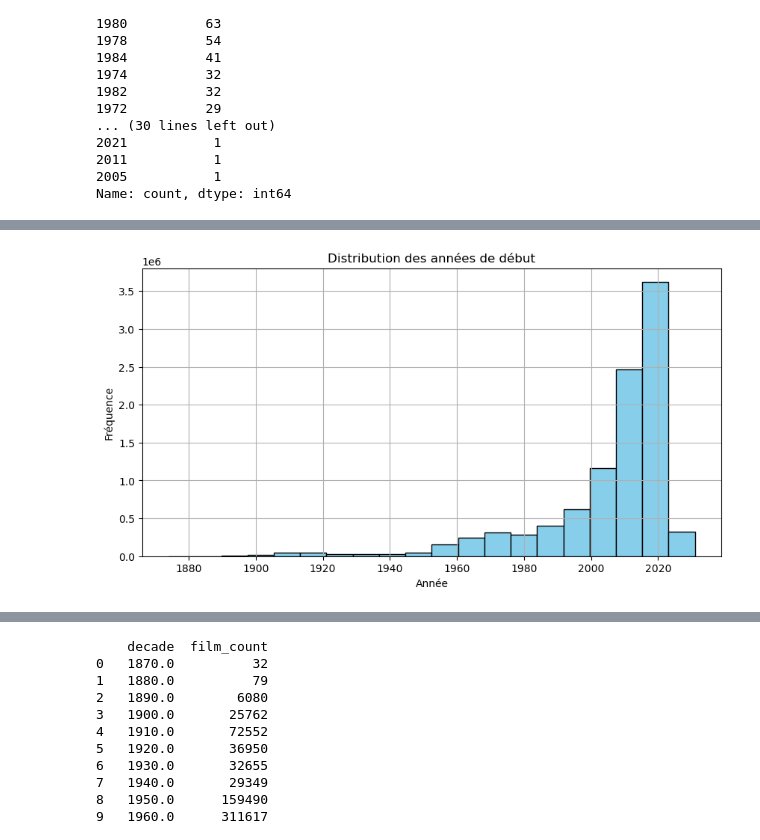
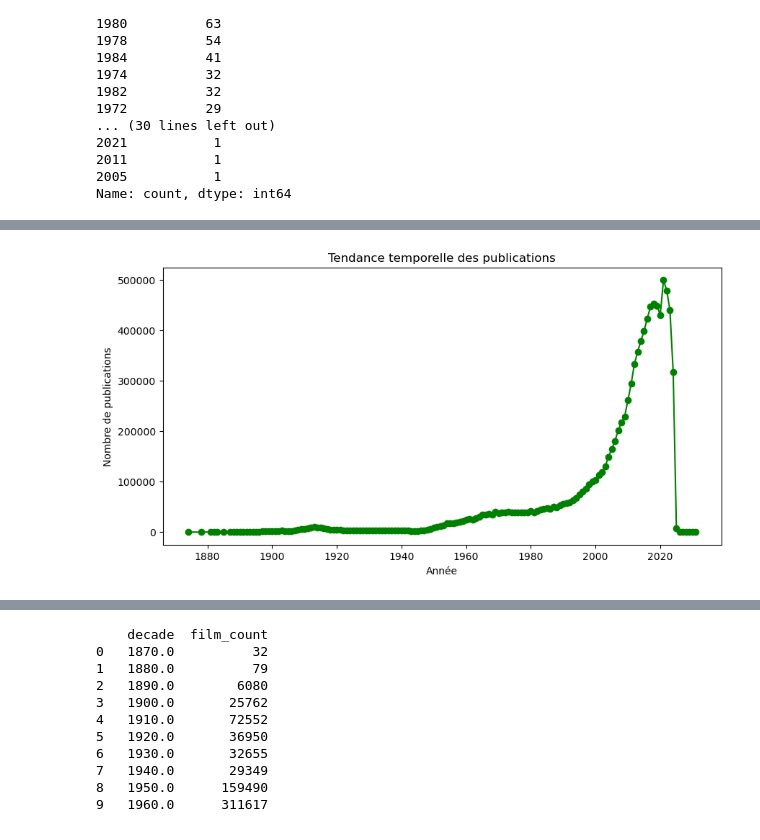
Before and after one commit to jpvt-data/AlgoCinema, a Jupyter notebook: exploration/exploration_title_basics.ipynb, the cells around one changed output, grey strips where cells are left out. Saved outputs shown, nothing was run; the diff lists cells and outputs as text; code cells hidden in the pictures.

```diff
--- a/exploration/exploration_title_basics.ipynb
+++ b/exploration/exploration_title_basics.ipynb
@@ -10,4 +12,6 @@ import seaborn as sns
 # 2. Charger le fichier TSV
 
 df_title_basics = pd.read_csv("C:/Users/vieas/Documents/GitHub/Movie-recommendation-project/gitignore/title.basics.tsv",sep='\t')
+# %%
+df_title_basics_copy = df_title_basics.copy()
 # %%
@@ -154,0 +148,24 @@ dtype: int64
+# %%
+# 5. Reformatage des colonnes au type (format) incorrect :
+
+# Étape 1 : Conversion des colonnes numériques
+df_title_basics_copy[['startYear', 'endYear', 'runtimeMinutes']] = df_title_basics_copy[
+    ['startYear', 'endYear', 'runtimeMinutes']
+].apply(pd.to_numeric, errors='coerce')
+
+
+# Étape 2 : Nettoyage de la colonne isAdult
+
+# Convertir toutes les valeurs de isAdult en numériques, en remplaçant les valeurs invalides par NaN
+df_title_basics_copy['isAdult'] = pd.to_numeric(df_title_basics_copy['isAdult'], errors='coerce')
+
+# Supprimer les lignes où isAdult contient des années ou des valeurs non valides
+df_title_basics_copy = df_title_basics_copy[df_title_basics_copy['isAdult'].isin([0, 1])]
+
+
+# Étape 3 : Conversion en booléen
+df_title_basics_copy['isAdult'] = df_title_basics_copy['isAdult'].astype('boolean')
+
+
+# Étape 4 : Conversion de genres en liste Python
+df_title_basics_copy['genres'] = df_title_basics_copy['genres'].fillna("").astype(str).str.split(",")
@@ -236,12 +255,16 @@ NameError: name 'data' is not defined
 # %%
-# Explorer la distribution temporelle
+# 10. Explorer la distribution temporelle
 
-# Histogramme des années :
+# Analyse des séries temporelles
 
-df_title_basics['startYear'].hist(bins=20, figsize=(10, 5), color='skyblue', edgecolor='black')
-plt.title("Distribution des années de début")
+# Grouper par année et calculer le nombre d'occurrences
+yearly_counts = df_title_basics_copy.groupby('startYear').size()
+
+# Visualisation
+yearly_counts.plot(kind='line', figsize=(10, 5), marker='o', color='green')
+plt.title("Tendance temporelle des publications")
 plt.xlabel("Année")
-plt.ylabel("Fréquence")
+plt.ylabel("Nombre de publications")
 plt.show()
 # %% [output]
-[figure, old version]
+[figure, new version]
```
Also changed, not shown: parts of 23 cells of this notebook, 1 other file.
